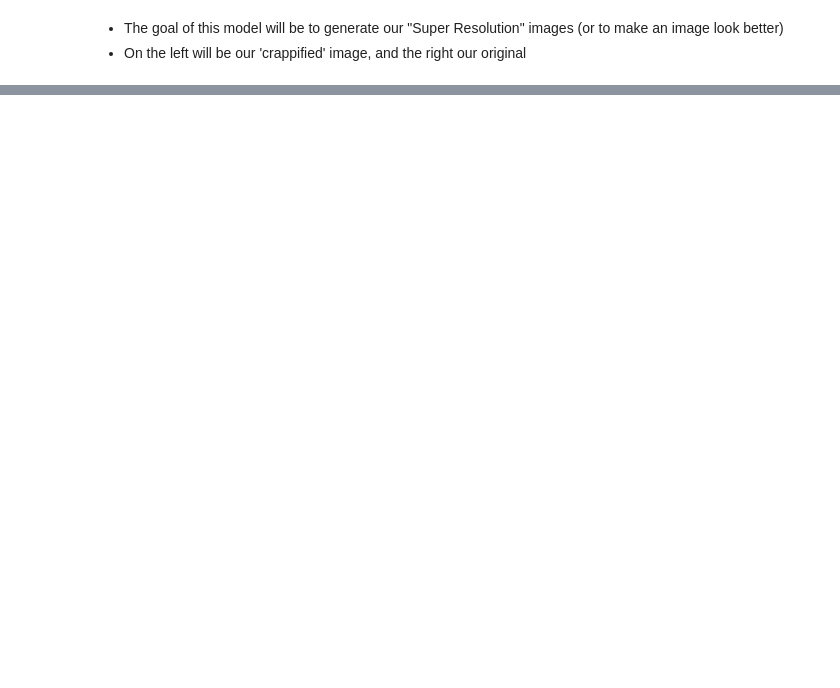
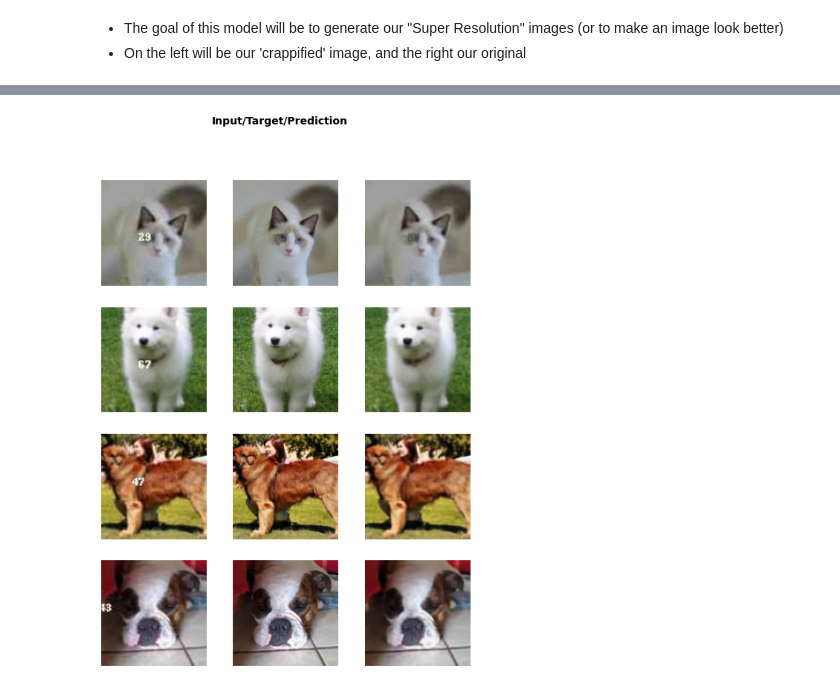
Before and after one commit to rcalix1/TransferLearning, a Jupyter notebook: fastai/GANs/pets_GANs_fastai.ipynb, the cells around one changed output, grey strips where cells are left out. Cells and saved outputs as stored; diff of their text form; code cells hidden in the pictures; blank space fills up the shorter version.

```diff
--- a/fastai/GANs/pets_GANs_fastai.ipynb
+++ b/fastai/GANs/pets_GANs_fastai.ipynb
@@ -105,0 +291,16 @@ KeyboardInterrupt:
+# %%
+switcher = AdaptiveGANSwitcher(critic_thresh=.65)
+# %%
+learn = GANLearner.from_learners(
+           learn_gen,
+           learn_crit,
+           weights_gen=(1.,50.),
+           show_img=False,
+           switcher=switcher,
+           opt_func=partial(Adam, mom=0.),
+           cbs=GANDiscriminativeLR(mult_lr=5.)
+)
+# %%
+lr = 1e-4
+# %%
+learn.fit(10, lr, wd=wd)
@@ -105,0 +319,3 @@ KeyboardInterrupt:
+# %%
+learn.show_results(max_n=4)
+# %% [output]
@@ -105,0 +323 @@ KeyboardInterrupt:
+[figure, added]
```
Also changed, not shown: parts of 54 cells of this notebook.
